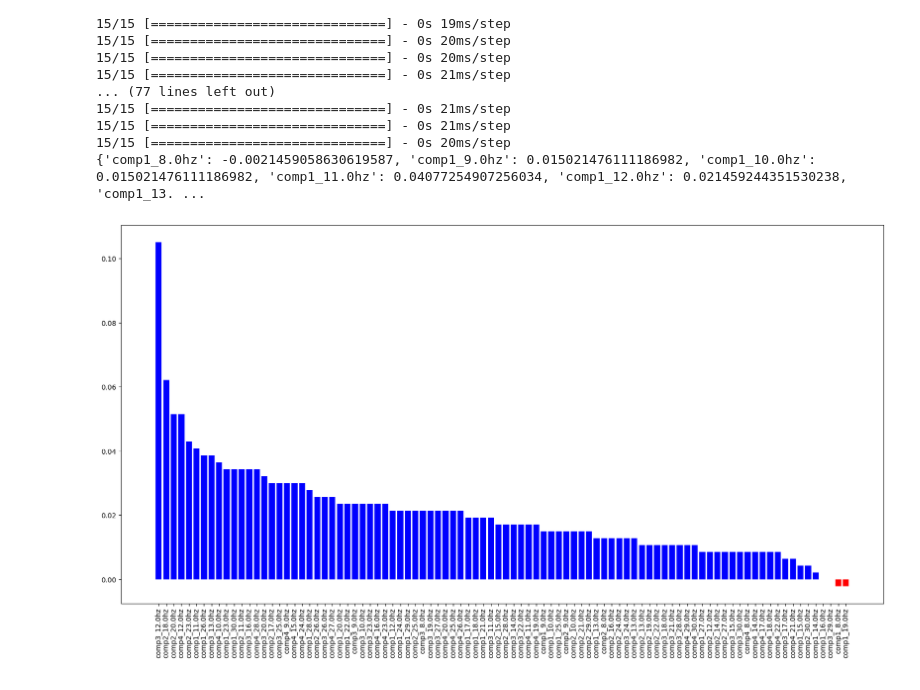
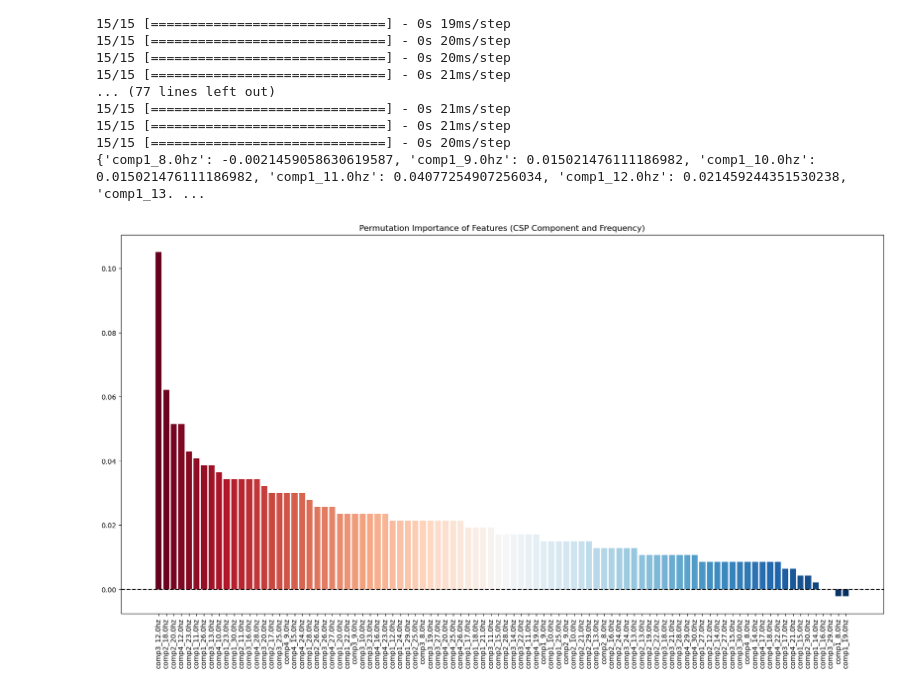
Before and after one commit to anmutechsupport/Energy-Efficient-Decoding-of-EEG-Motor-Imagery-using-Spiking-Legendre-Memory-Units, a Jupyter notebook: ml/eval-bci2000.ipynb, the cells around one changed output. Drawn from its saved outputs; the diff is of its cells as text; code cells hidden in the pictures.

```diff
--- a/ml/eval-bci2000.ipynb
+++ b/ml/eval-bci2000.ipynb
@@ -525,10 +525,12 @@ print(importance_dict)
 # %%
 # plot feature importances in descending order and make negative values red
 importance_dict = dict(sorted(importance_dict.items(), key=lambda item: item[1], reverse=True))
 plt.figure(figsize=(20, 10))
-# plt.bar(importance_dict.keys(), importance_dict.values())
-plt.bar(importance_dict.keys(), importance_dict.values(), color=['red' if v < 0 else 'blue' for v in importance_dict.values()])
+# plt.bar(importance_dict.keys(), importance_dict.values(), color=['red' if v < 0 else 'blue' for v in importance_dict.values()])
+plt.bar(importance_dict.keys(), importance_dict.values(), color=plt.cm.RdBu(np.linspace(0, 1, len(importance_dict.values()))))
 plt.xticks(rotation=90)
+plt.title('Permutation Importance of Features (CSP Component and Frequency)')
+plt.axhline(y=0, color='black', linestyle='--')
 plt.show()
 # %% [output]
-[figure, old version]
+[figure, new version]
```
Also changed, not shown: 15 other files.
